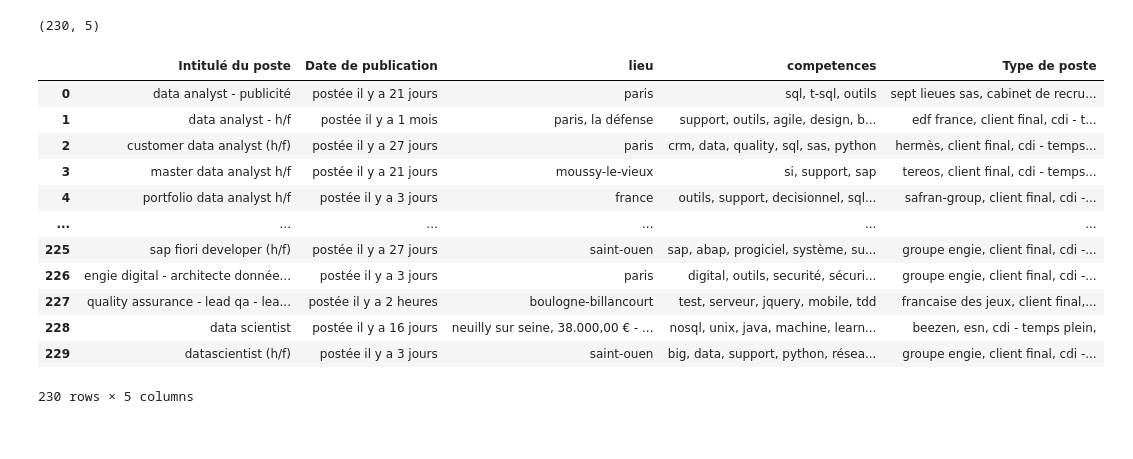
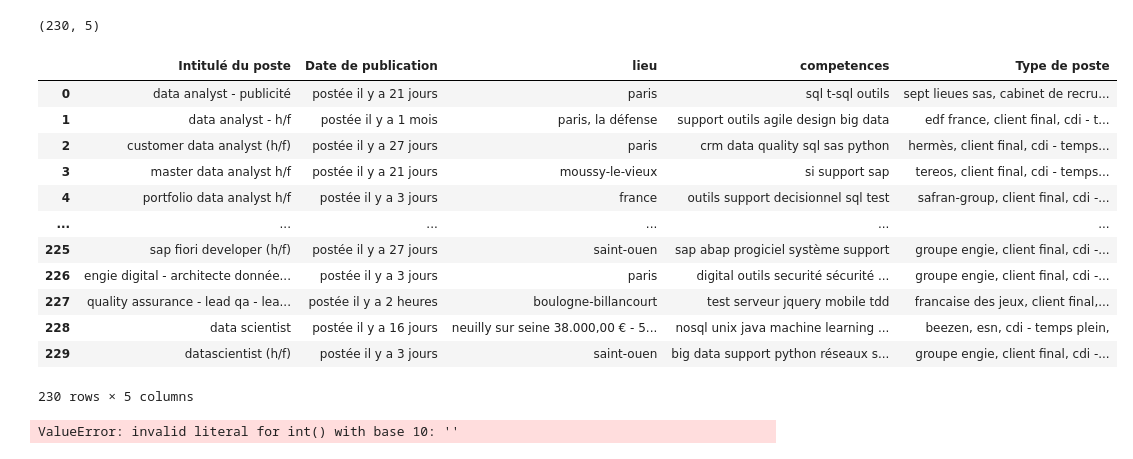
Before and after one commit to data-IA-2022/Find_job_Fengfeng_Asmae_David, a Jupyter notebook: Find_job_Cleaning.ipynb, the cells around one changed output. Cells and saved outputs as stored; diff of their text form; code cells hidden in the pictures.

```diff
--- a/Find_job_Cleaning.ipynb
+++ b/Find_job_Cleaning.ipynb
@@ -4,6 +4,30 @@ import numpy as np
 import re
 import json
 import datetime as dt
+# %%
+def get_competence(series):
+  list_comp = []
+  for i in series:
+    comp = re.sub("\n", "", str(i))
+    list_comp.append(comp)
+
+  return(list_comp)
+
+def salaire(series, mode):
+  # Definition de l'index pour le split des salaires min ou max
+  if mode == "minimum":
+    index = 0
+  if mode == "maximum":
+    index = 1
+
+  # Identification si le salaire est present, et extraction le cas échéant
+  if '€' in re.findall('€', str(series)):
+    salaire = re.sub('\W+', '', series[1].split(" - ")[index].split(",")[0])
+    salaire = int(re.sub(r"[^Z0-9]+",'', salaire))
+  else:
+    salaire = np.nan
+
+  return(salaire)
 # %%
 data = pd.read_json('data.json')
 df = data.copy()
@@ -20,27 +44,31 @@ df.shape
 # %% [output]
 (230, 5)
 # %%
-df = df.replace('\n','', regex=True)
 df['Intitulé du poste'] = [' '.join(item).replace('\n', '').lower() for item in df['Intitulé du poste']]
-df['lieu'] = [', '.join(item).replace('\n', '').lower() for item in df['lieu']]
-df['competences'] = [' '.join(item).replace('\n', '').replace(' ', ', ').lower() for item in df['competences']]
+df['lieu'] = [' '.join(item).replace('\n', '').lower() for item in df['lieu']]
+df['competences'] = df['competences'].apply(get_competence).apply(lambda x: ' '.join(x))
 df['Type de poste'] = [''.join(item).replace('\n', ', ').replace(', , ', '').lower().strip() for item in df['Type de poste']]
-# df[['lieu', 'salary']] = df["lieu"].str.split(",", expand = True, n=1)
 df
 # %% [output]
 |  | Intitulé du poste | Date de publication | lieu | competences | Type de poste |
-| 0 | data analyst - publicité | postée il y a 21 jours | paris | sql, t-sql, outils | sept lieues sas, cabinet de recru... |
-| 1 | data analyst - h/f | postée il y a 1 mois | paris, la défense | support, outils, agile, design, b... | edf france, client final, cdi - t... |
-| 2 | customer data analyst (h/f) | postée il y a 27 jours | paris | crm, data, quality, sql, sas, python | hermès, client final, cdi - temps... |
-| 3 | master data analyst h/f | postée il y a 21 jours | moussy-le-vieux | si, support, sap | tereos, client final, cdi - temps... |
-| 4 | portfolio data analyst h/f | postée il y a 3 jours | france | outils, support, decisionnel, sql... | safran-group, client final, cdi -... |
+| 0 | data analyst - publicité | postée il y a 21 jours | paris | sql t-sql outils | sept lieues sas, cabinet de recru... |
+| 1 | data analyst - h/f | postée il y a 1 mois | paris, la défense | support outils agile design big data | edf france, client final, cdi - t... |
+| 2 | customer data analyst (h/f) | postée il y a 27 jours | paris | crm data quality sql sas python | hermès, client final, cdi - temps... |
+| 3 | master data analyst h/f | postée il y a 21 jours | moussy-le-vieux | si support sap | tereos, client final, cdi - temps... |
+| 4 | portfolio data analyst h/f | postée il y a 3 jours | france | outils support decisionnel sql test | safran-group, client final, cdi -... |
 | ... | ... | ... | ... | ... | ... |
-| 225 | sap fiori developer (h/f) | postée il y a 27 jours | saint-ouen | sap, abap, progiciel, système, su... | groupe engie, client final, cdi -... |
-| 226 | engie digital - architecte donnée... | postée il y a 3 jours | paris | digital, outils, securité, sécuri... | groupe engie, client final, cdi -... |
-| 227 | quality assurance - lead qa - lea... | postée il y a 2 heures | boulogne-billancourt | test, serveur, jquery, mobile, tdd | francaise des jeux, client final,... |
-| 228 | data scientist | postée il y a 16 jours | neuilly sur seine, 38.000,00 € - ... | nosql, unix, java, machine, learn... | beezen, esn, cdi - temps plein, |
-| 229 | datascientist (h/f) | postée il y a 3 jours | saint-ouen | big, data, support, python, résea... | groupe engie, client final, cdi -... |
+| 225 | sap fiori developer (h/f) | postée il y a 27 jours | saint-ouen | sap abap progiciel système support | groupe engie, client final, cdi -... |
+| 226 | engie digital - architecte donnée... | postée il y a 3 jours | paris | digital outils securité sécurité ... | groupe engie, client final, cdi -... |
+| 227 | quality assurance - lead qa - lea... | postée il y a 2 heures | boulogne-billancourt | test serveur jquery mobile tdd | francaise des jeux, client final,... |
+| 228 | data scientist | postée il y a 16 jours | neuilly sur seine 38.000,00 € - 5... | nosql unix java machine learning ... | beezen, esn, cdi - temps plein, |
+| 229 | datascientist (h/f) | postée il y a 3 jours | saint-ouen | big data support python réseaux s... | groupe engie, client final, cdi -... |
 230 rows × 5 columns
+# %%
+df['salaire_minimum'] = df['lieu'].apply(salaire, mode="minimum")
+df['salaire_maximum'] = df['lieu'].apply(salaire, mode="maximum")
+df
+# %% [output]
+ValueError: invalid literal for int() with base 10: ''
 # %%
 y = [' '.join(element.split()) for element in df['Date de publication']]
 # %%
```
Also changed, not shown: parts of 12 cells of this notebook.
